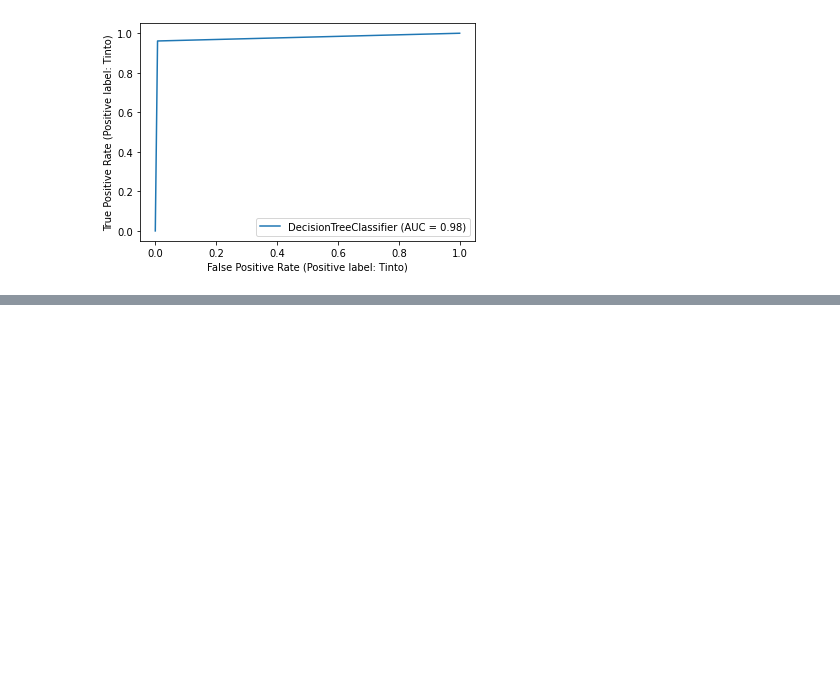
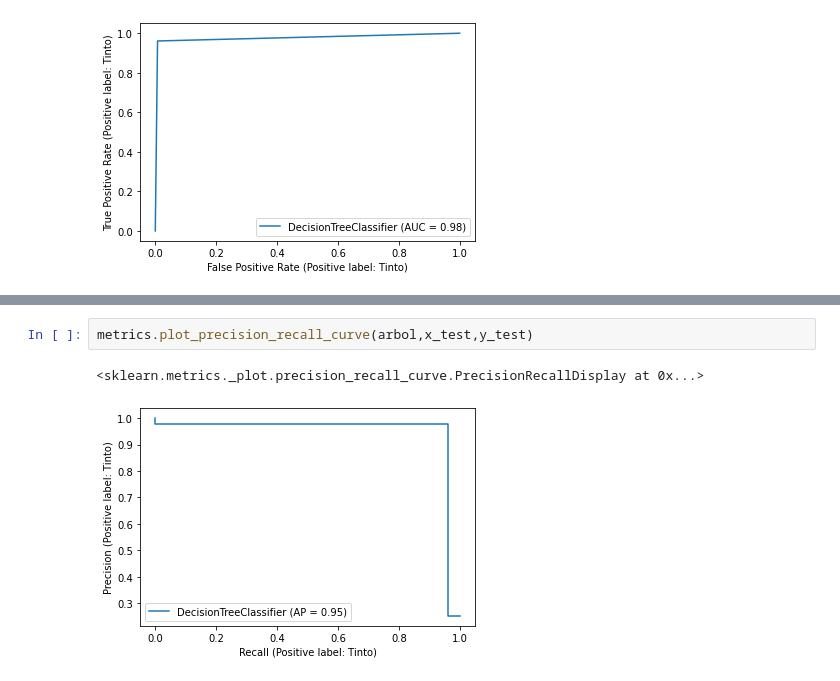
Before and after one commit to MarvinLopezOsorio/AnaliticaPredictiva_Tareas, a Jupyter notebook: Clasificacion de vinos.ipynb, the cells around one changed output, grey strips where cells are left out. Cells and saved outputs as stored; diff of their text form; blank space fills up the shorter version.

```diff
--- a/Clasificacion de vinos.ipynb
+++ b/Clasificacion de vinos.ipynb
@@ -343,0 +355,5 @@ metrics.plot_roc_curve(arbol, x_test, y_test)
+# %%
+metrics.plot_precision_recall_curve(arbol,x_test,y_test)
+# %% [output]
+<sklearn.metrics._plot.precision_recall_curve.PrecisionRecallDisplay at 0x...>
+[figure, added]
```
Also changed, not shown: parts of 1 cell of this notebook.
